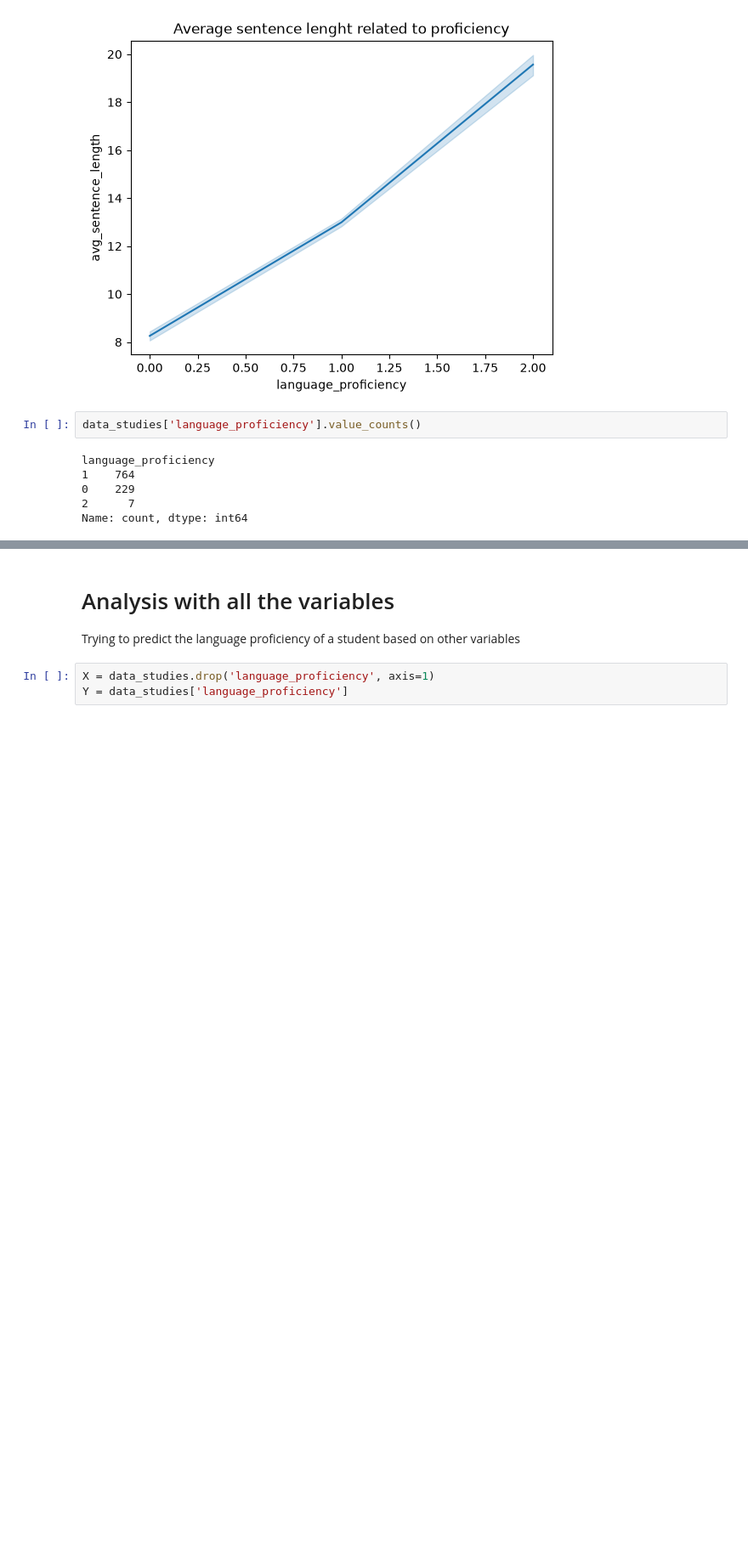
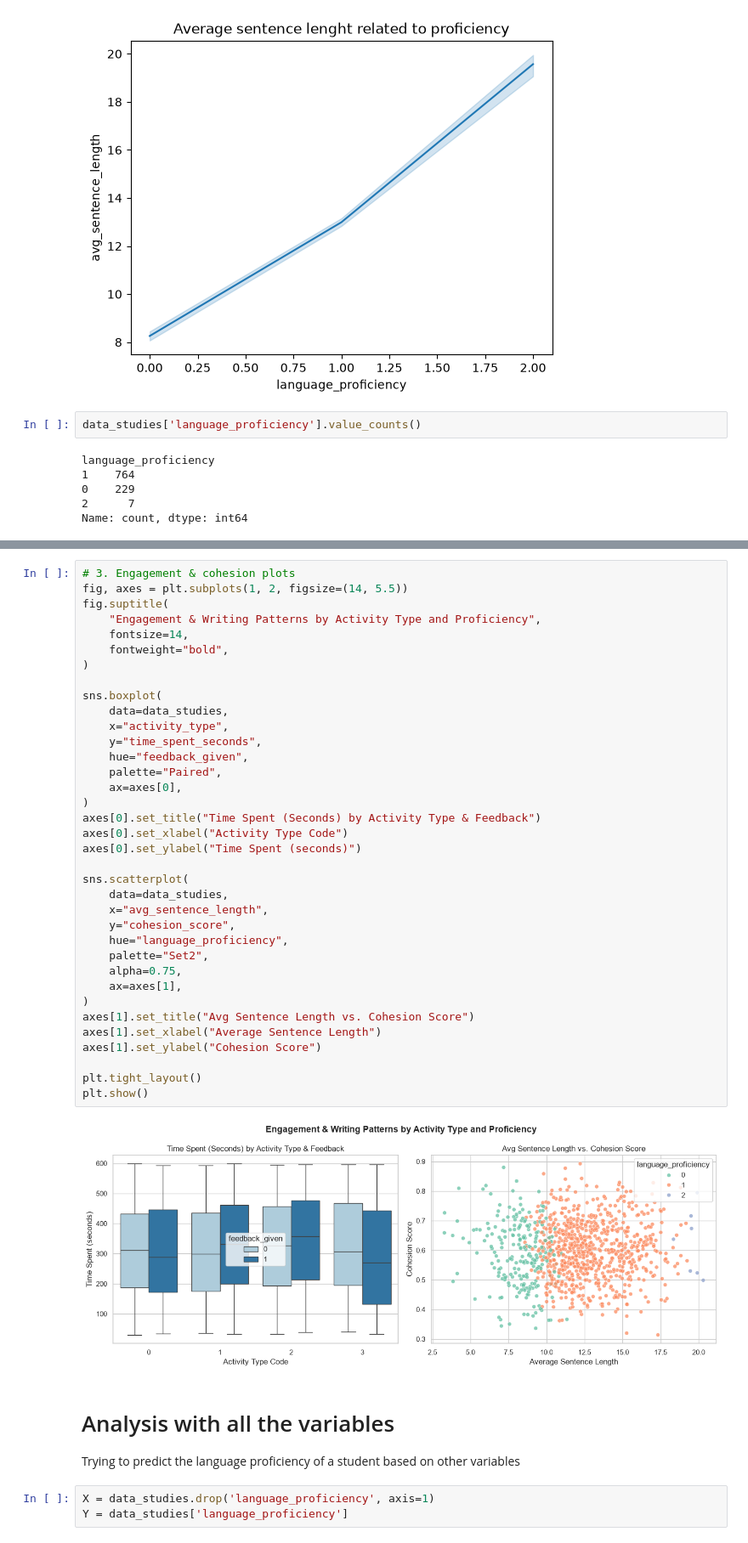
Before and after one commit to miguelestradam3/language_proficiency_classification, a Jupyter notebook: main.ipynb, the cells around one changed output, grey strips where cells are left out. Shown at 85% size. Saved outputs shown, nothing was run; the diff lists cells and outputs as text; blank space fills up the shorter version.

```diff
--- a/main.ipynb
+++ b/main.ipynb
@@ -89,3 +153,41 @@ Name: count, dtype: int64
+# %%
+# 3. Engagement & cohesion plots
+fig, axes = plt.subplots(1, 2, figsize=(14, 5.5))
+fig.suptitle(
+    "Engagement & Writing Patterns by Activity Type and Proficiency",
+    fontsize=14,
+    fontweight="bold",
+)
+
+sns.boxplot(
+    data=data_studies,
+    x="activity_type",
+    y="time_spent_seconds",
+    hue="feedback_given",
+    palette="Paired",
+    ax=axes[0],
+)
+axes[0].set_title("Time Spent (Seconds) by Activity Type & Feedback")
+axes[0].set_xlabel("Activity Type Code")
+axes[0].set_ylabel("Time Spent (seconds)")
+
+sns.scatterplot(
+    data=data_studies,
+    x="avg_sentence_length",
+    y="cohesion_score",
+    hue="language_proficiency",
+    palette="Set2",
+    alpha=0.75,
+    ax=axes[1],
+)
+axes[1].set_title("Avg Sentence Length vs. Cohesion Score")
+axes[1].set_xlabel("Average Sentence Length")
+axes[1].set_ylabel("Cohesion Score")
+
+plt.tight_layout()
+plt.show()
+# %% [output]
+[figure, added]
 # %% [markdown]
 # Analysis with all the variables
 Trying to predict the language proficiency of a student based on other variables
```
Also changed, not shown: parts of 13 cells of this notebook.
